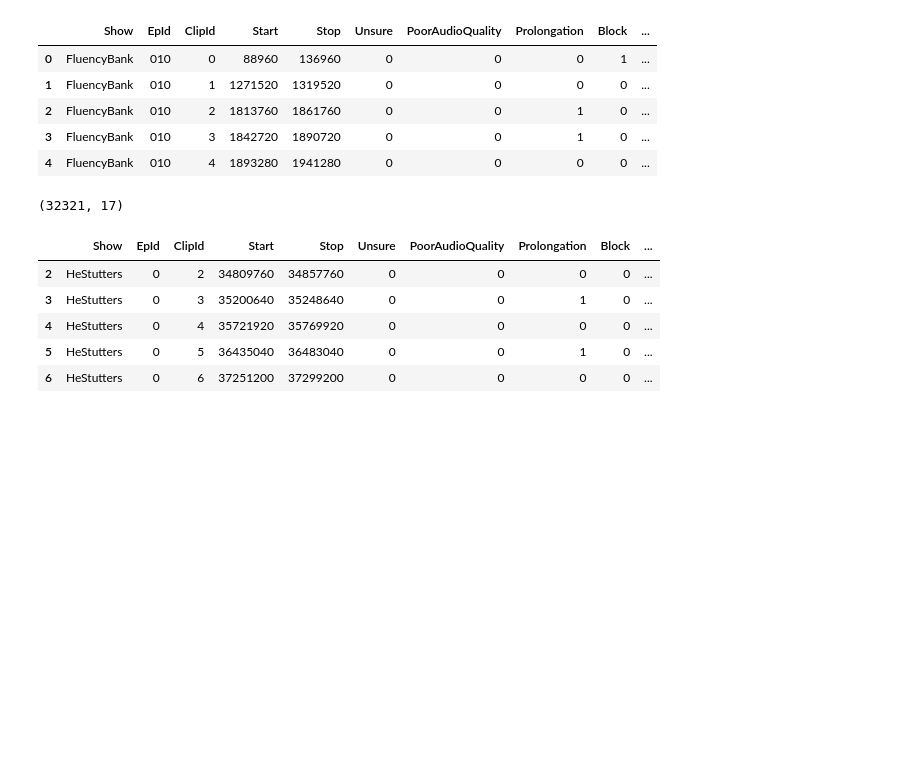
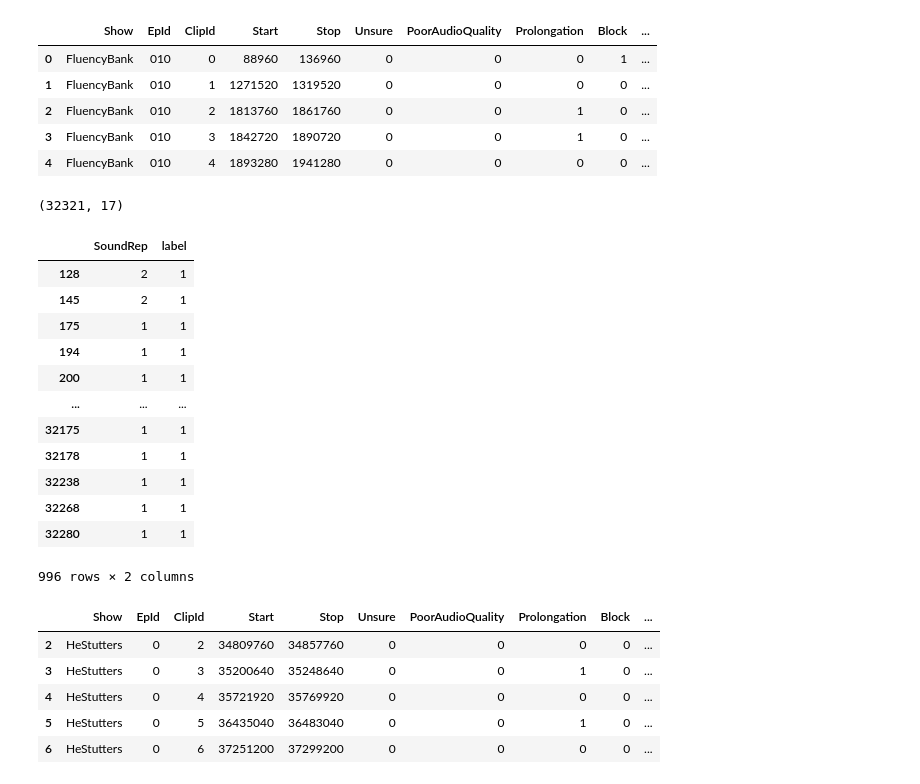
Before and after one commit to rithvik1121/DysCover, a Jupyter notebook: Backend/Models/stutter_detection_eda.ipynb, the cells around one changed output. Saved outputs shown, nothing was run; the diff lists cells and outputs as text; code cells hidden in the pictures; blank space fills up the shorter version.

```diff
--- a/Backend/Models/stutter_detection_eda.ipynb
+++ b/Backend/Models/stutter_detection_eda.ipynb
@@ -258,6 +258,22 @@ df = df[df.NoStutteredWords != 0]
 df = df[df.NaturalPause == 0]
 # %%
 df['label'] = (df['SoundRep'] >= 1.0).astype(int)
+# %%
+(df[df['label']!=0][['SoundRep','label']])
+# %% [output]
+|  | SoundRep | label |
+| 128 | 2 | 1 |
+| 145 | 2 | 1 |
+| 175 | 1 | 1 |
+| 194 | 1 | 1 |
+| 200 | 1 | 1 |
+| ... | ... | ... |
+| 32175 | 1 | 1 |
+| 32178 | 1 | 1 |
+| 32238 | 1 | 1 |
+| 32268 | 1 | 1 |
+| 32280 | 1 | 1 |
+996 rows × 2 columns
 # %%
 df.head()
 # %% [output]
```
Also changed, not shown: parts of 5 cells of this notebook, 10 other files.
